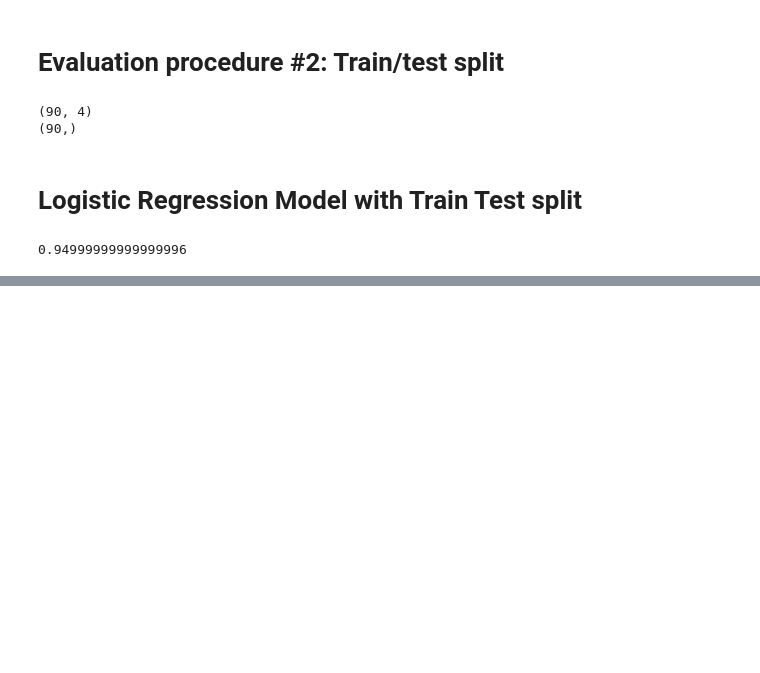
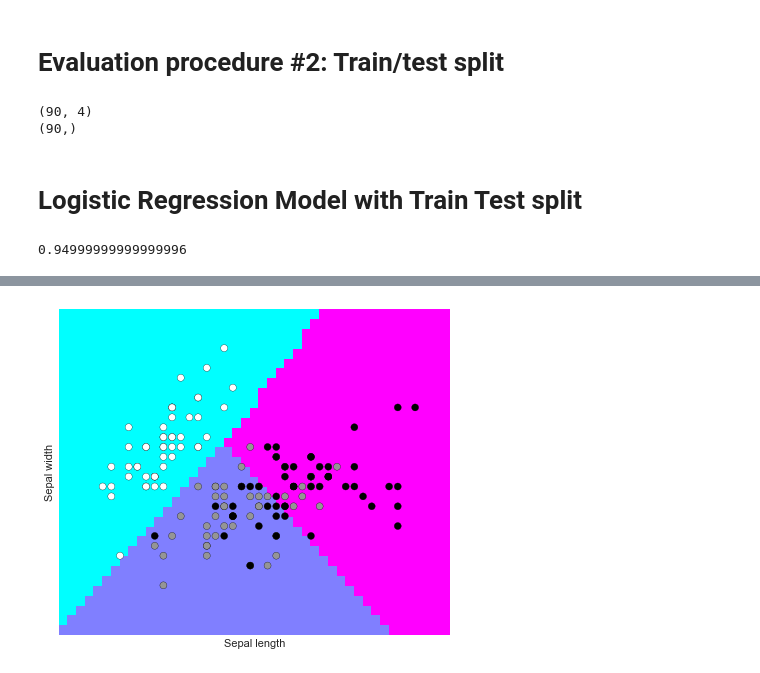
Before and after one commit to HammadZahidAli/Evolve-Machine-Learners-Track-1, a Jupyter notebook: Class 4 Linear Logistic Regression & Assignment/iris Dataset Logistic Regression.ipynb, the cells around one changed output, grey strips where cells are left out. Saved outputs shown, nothing was run; the diff lists cells and outputs as text; code cells hidden in the pictures; blank space fills up the shorter version.

```diff
--- a/Class 4 Linear Logistic Regression & Assignment/iris Dataset Logistic Regression.ipynb
+++ b/Class 4 Linear Logistic Regression & Assignment/iris Dataset Logistic Regression.ipynb
@@ -247,7 +247,7 @@ Z = logreg.predict(np.c_[xx.ravel(), yy.ravel()])
 # Put the result into a color plot
 Z = Z.reshape(xx.shape)
 plt.figure(1, figsize=(7, 6))
-plt.pcolormesh(xx, yy, Z, cmap=plt.cm.5)
+plt.pcolormesh(xx, yy, Z, cmap=plt.cm.cool)
 
 # Plot also the training points
 plt.scatter(X[:, 0], X[:, 1], c=y, edgecolors='black')
@@ -264,0 +264 @@ SyntaxError: invalid syntax (<ipython-input-89-a493a30f72a6>, line 32)
+[figure, added]
```
Also changed, not shown: parts of 1 cell of this notebook.
